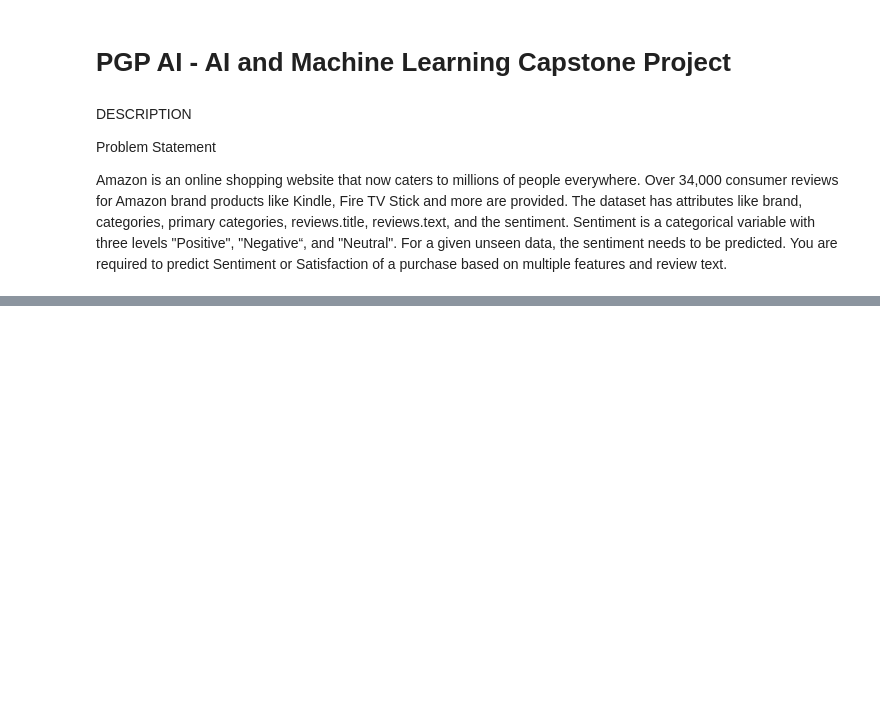
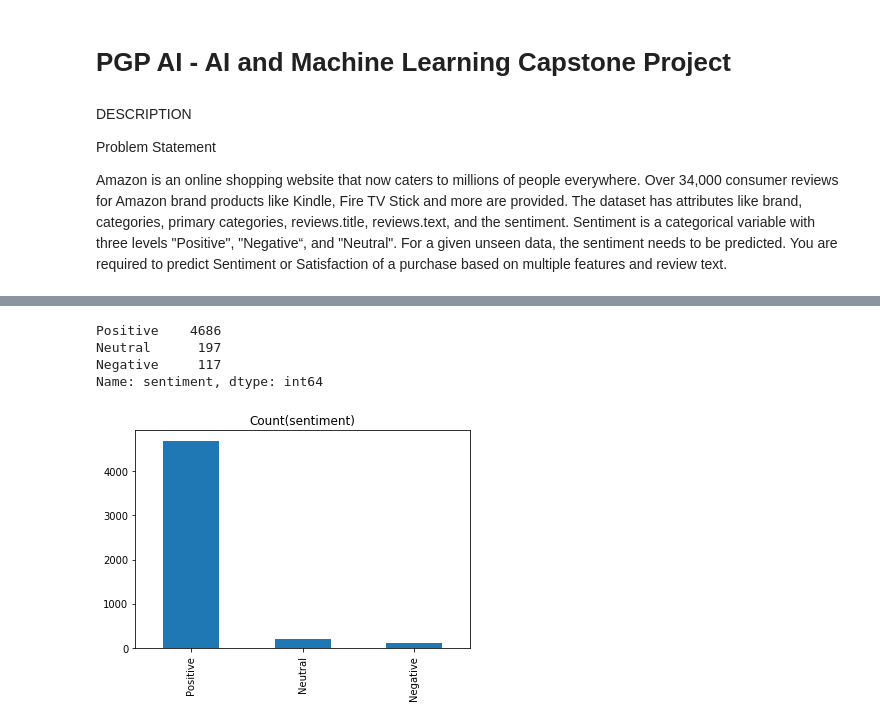
Before and after one commit to snbhattacharjya/Simplilearn, a Jupyter notebook: Capstone Project/E-commerce.ipynb, the cells around one changed output, grey strips where cells are left out. Saved outputs shown, nothing was run; the diff lists cells and outputs as text; code cells hidden in the pictures; blank space fills up the shorter version.

```diff
--- a/Capstone Project/E-commerce.ipynb
+++ b/Capstone Project/E-commerce.ipynb
@@ -273,0 +27,6 @@ len(X_train), len(X_test)
+# %%
+def load_data(path=""):
+    return pd.read_csv(path)
+# %%
+def merge_data(datasets=[]):
+    return pd.concat(datasets)
@@ -273,0 +112,6 @@ len(X_train), len(X_test)
+# %%
+train_df = load_data("datasets/train_data.csv")
+test_data_hidden_df = load_data("datasets/test_data_hidden.csv")
+test_df = load_data("datasets/test_data.csv")
+# %%
+merge_df = merge_data([train_df,test_data_hidden_df])
@@ -273,0 +165,10 @@ len(X_train), len(X_test)
+# %%
+print(merge_df['sentiment'].value_counts())
+merge_df['sentiment'].value_counts().plot(kind='bar', title="Count(sentiment)")
+plt.show()
+# %% [output]
+Positive    4686
+Neutral      197
+Negative     117
+Name: sentiment, dtype: int64
+[figure, added]
```
Also changed, not shown: parts of 52 cells of this notebook.
